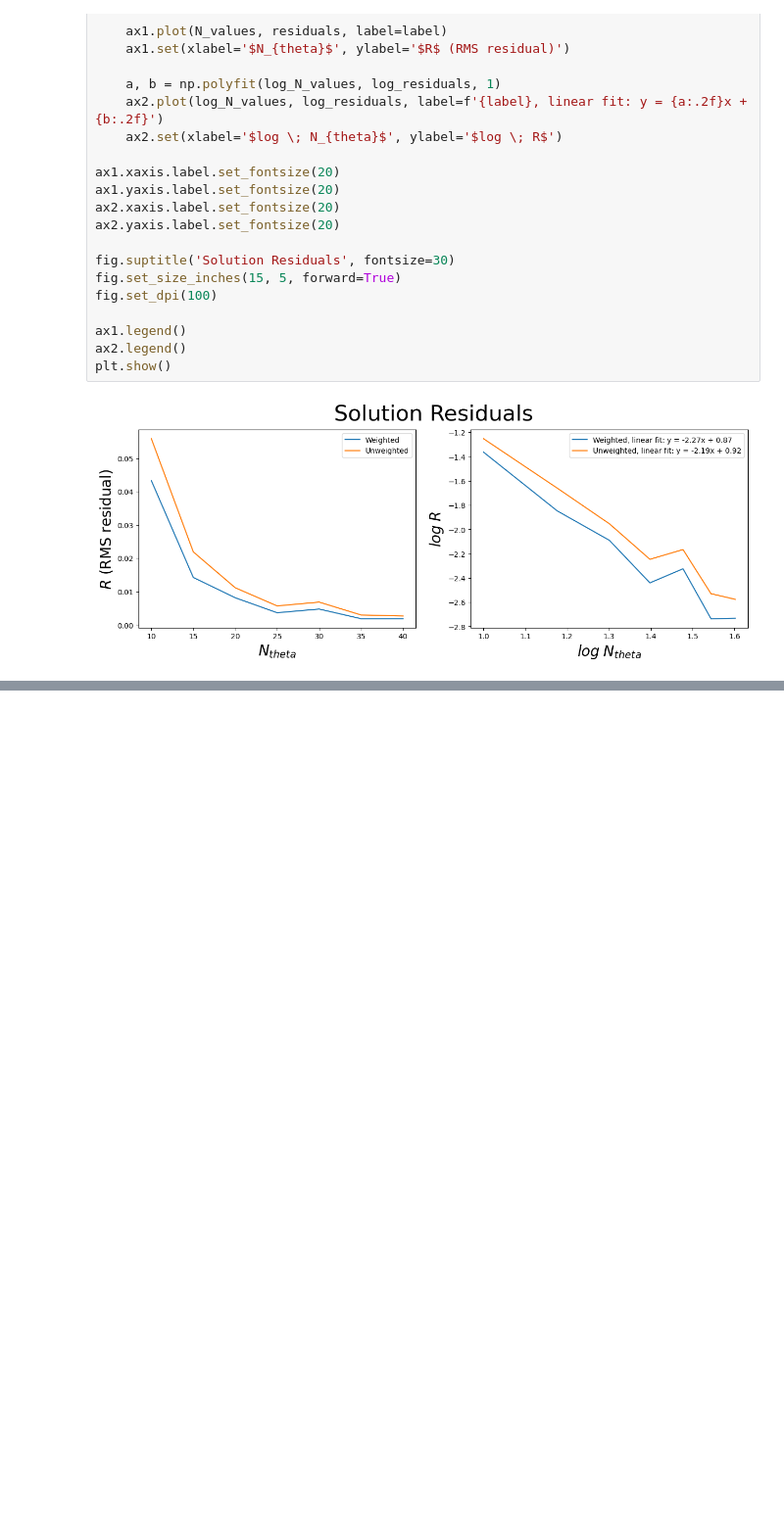
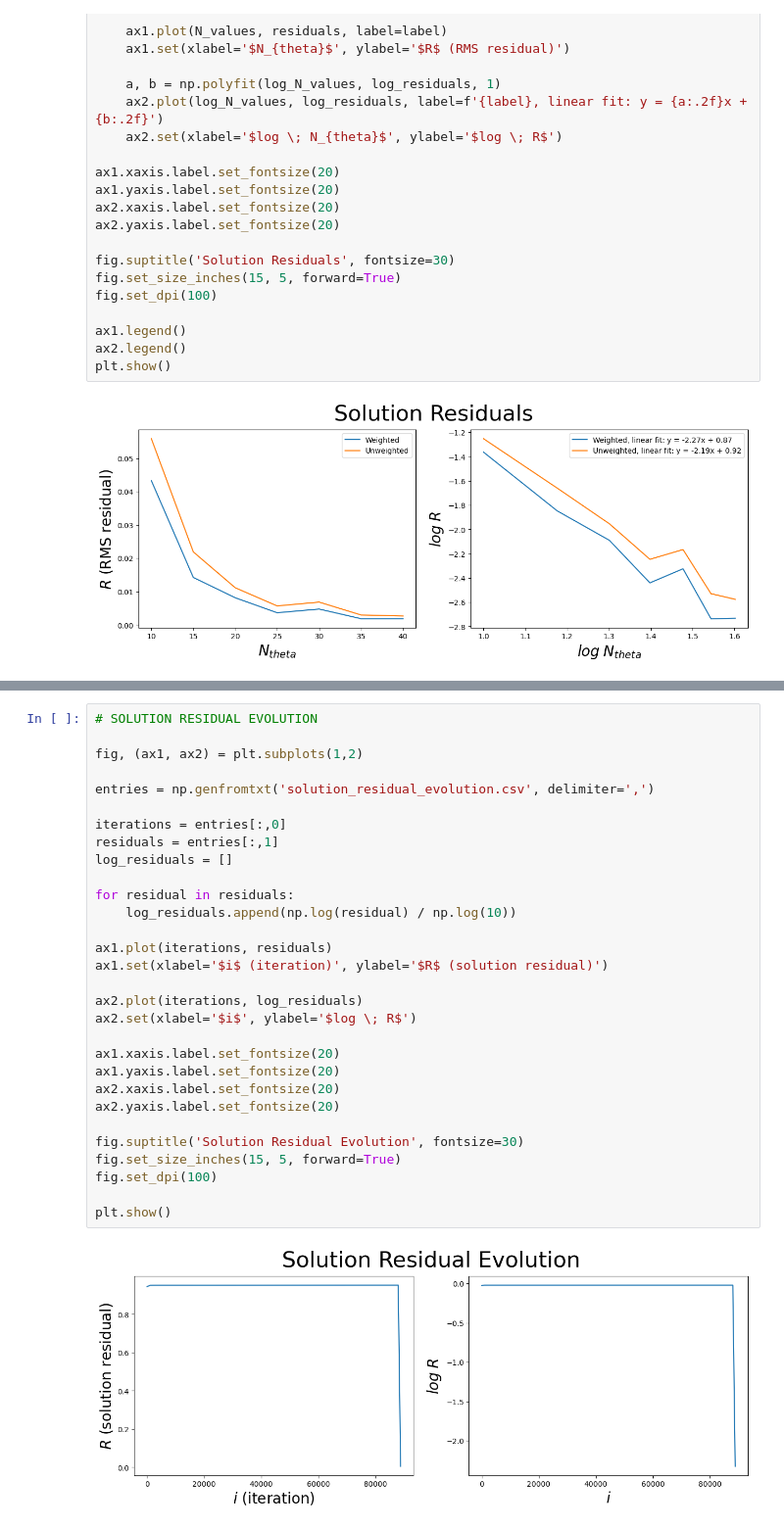
Before and after one commit to iago-mendes/eucled, a Jupyter notebook: src/exercises/08-embedding/assets/plots.ipynb, the cells around one changed output, grey strips where cells are left out. Shown at 98% size. Saved outputs shown, nothing was run; the diff lists cells and outputs as text; blank space fills up the shorter version.

```diff
--- a/src/exercises/08-embedding/assets/plots.ipynb
+++ b/src/exercises/08-embedding/assets/plots.ipynb
@@ -399,3 +397,35 @@ ax2.legend()
 plt.show()
 # %% [output]
 [figure]
+# %%
+# SOLUTION RESIDUAL EVOLUTION
+
+fig, (ax1, ax2) = plt.subplots(1,2)
+
+entries = np.genfromtxt('solution_residual_evolution.csv', delimiter=',')
+
+iterations = entries[:,0]
+residuals = entries[:,1]
+log_residuals = []
+
+for residual in residuals:
+	log_residuals.append(np.log(residual) / np.log(10))
+
+ax1.plot(iterations, residuals)
+ax1.set(xlabel='$i$ (iteration)', ylabel='$R$ (solution residual)')
+
+ax2.plot(iterations, log_residuals)
+ax2.set(xlabel='$i$', ylabel='$log \; R$')
+
+ax1.xaxis.label.set_fontsize(20)
+ax1.yaxis.label.set_fontsize(20)
+ax2.xaxis.label.set_fontsize(20)
+ax2.yaxis.label.set_fontsize(20)
+
+fig.suptitle('Solution Residual Evolution', fontsize=30)
+fig.set_size_inches(15, 5, forward=True)
+fig.set_dpi(100)
+
+plt.show()
+# %% [output]
+[figure, added]
```
Also changed, not shown: parts of 5 cells of this notebook, 5 other files.
